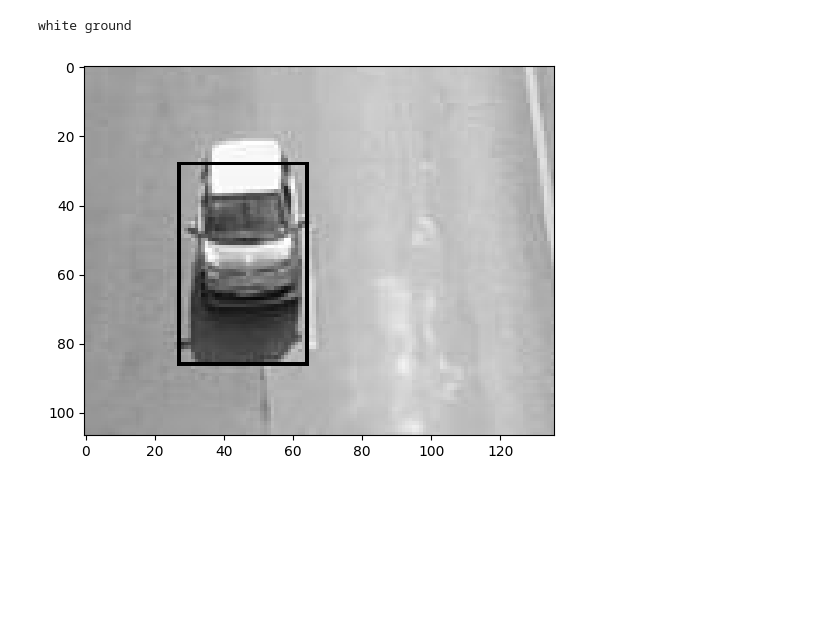
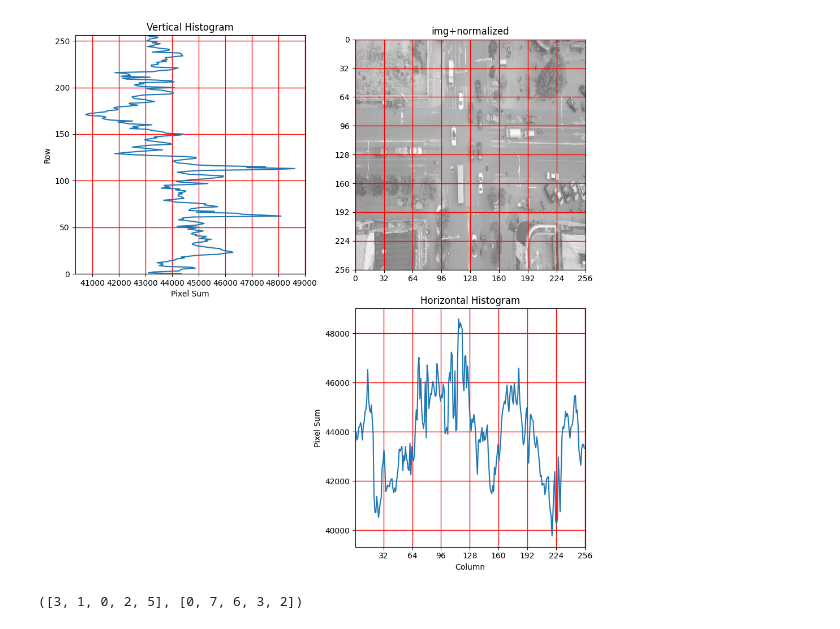
Before and after one commit to haminhtien99/object_tracking, a Jupyter notebook: no1.ipynb, the cells around one changed output. Saved outputs shown, nothing was run; the diff lists cells and outputs as text; code cells hidden in the pictures; blank space fills up the shorter version.

Commit message:
update tracking special region

```diff
--- a/no1.ipynb
+++ b/no1.ipynb
@@ -87,5 +13,43 @@ plt.imshow(cv2.cvtColor(roi_with_contour , cv2.COLOR_GRAY2BGR))
-# %%
-tracker(roi)
-# %% [output]
-white ground
-[figure, removed]
+# %%
+path = 'C:/Users/ABC/Desktop/object_tracking/sample_images/0000001.jpg'
+img = cv2.imread(path)
+img = cv2.cvtColor(img, cv2.COLOR_BGR2GRAY)
+img = cv2.resize(img, (256, 256))
+normalized = cv2.normalize(img, None, 100, 255, cv2.NORM_MINMAX)
+_, threshold = cv2.threshold(normalized, 100, 255, cv2.THRESH_BINARY + cv2.THRESH_OTSU)
+# _, threshold = cv2.threshold(normalized, 125, 255, cv2.THRESH_BINARY)
+# %%
+vertical_histogram = np.sum(normalized, axis=1)
+
+# Tính histogram theo chiều ngang
+horizontal_histogram = np.sum(normalized, axis=0)
+
+# Hiển thị histogram
+plt.figure(figsize=(10, 10))
+
+ax1 = plt.subplot(221)
+plt.plot(vertical_histogram, range(len(vertical_histogram)))
+plt.title('Vertical Histogram')
+plt.xlabel('Pixel Sum')
+plt.grid(color='red', linestyle='-', linewidth=1)
+plt.ylabel('Row')
+ax1.set_ylim([0, 256])
+plt.subplot(2, 2, 2)
+plt.xticks(np.arange(-0.5, normalized.shape[1], 32), [0, 32, 64, 96, 128, 160,192, 224, 256])
+plt.yticks(np.arange(-0.5, normalized.shape[0], 32), [0, 32, 64, 96, 128, 160,192, 224, 256])
+plt.grid(color='red', linestyle='-', linewidth=1)
+plt.imshow(cv2.cvtColor(normalized , cv2.COLOR_GRAY2BGR))
+plt.title('img+normalized')
+ax4 = plt.subplot(2, 2, 4)
+plt.plot(horizontal_histogram)
+plt.xticks(np.arange(-0.5, normalized.shape[1], 32), [0, 32, 64, 96, 128, 160,192, 224, 256])
+plt.title('Horizontal Histogram')
+plt.grid(color='red', linestyle='-', linewidth=1)
+plt.xlabel('Column')
+plt.ylabel('Pixel Sum')
+ax4.set_xlim([0,256])
+
+plt.tight_layout()
+plt.show()
+# %% [output]
+[figure, added]
@@ -91,0 +76,6 @@ white ground
+# %%
+_ ,ls1 = interest_region(vertical_histogram)
+_, ls2 = interest_region(horizontal_histogram)
+ls1, ls2
+# %% [output]
+([3, 1, 0, 2, 5], [0, 7, 6, 3, 2])
```
Also changed, not shown: parts of 7 cells of this notebook, 9 other files.
